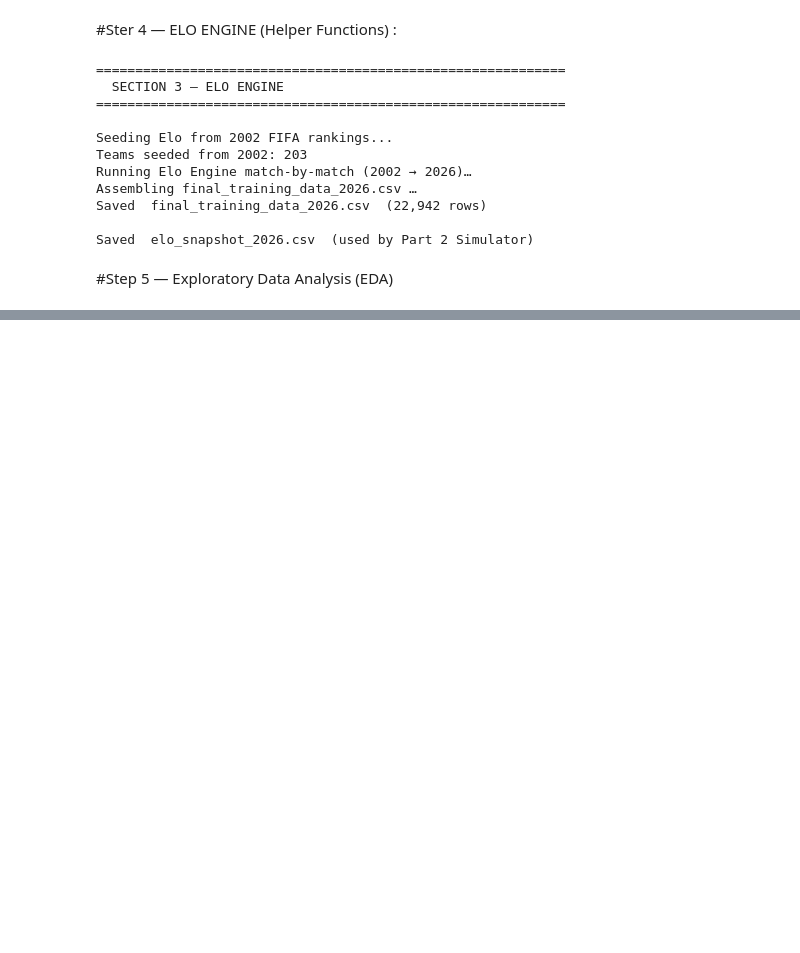
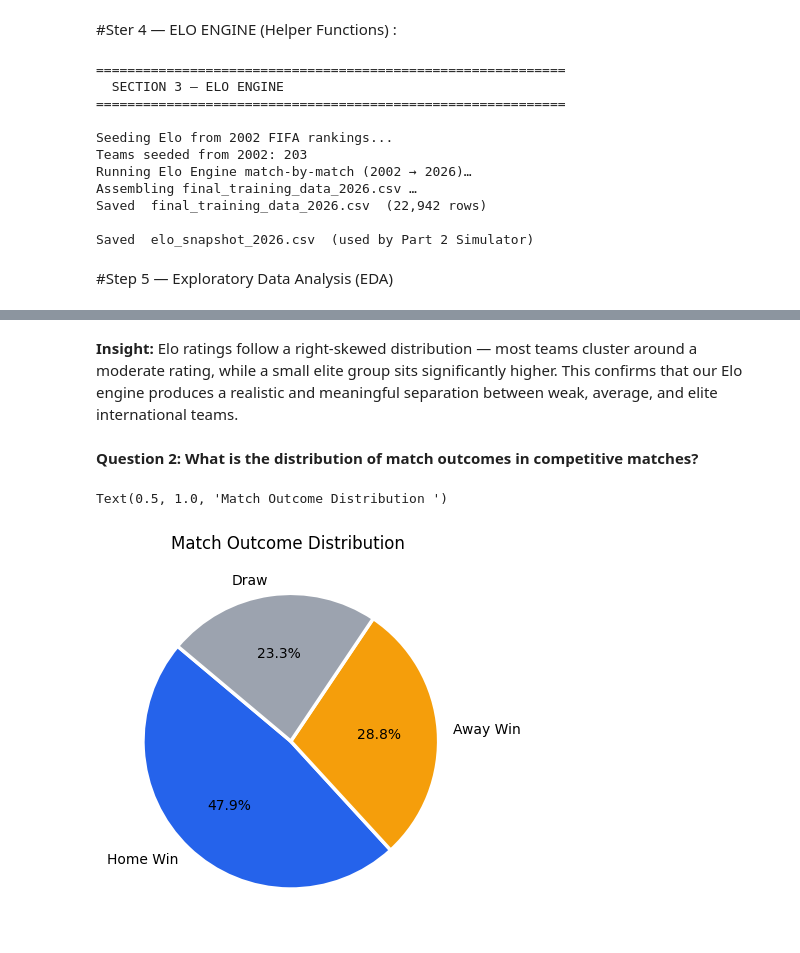
Before and after one commit to EngMohamed-op/supervised-and-unsupervised-project, a Jupyter notebook: WorldCup2026Prediction.ipynb, the cells around one changed output, grey strips where cells are left out. Saved outputs shown, nothing was run; the diff lists cells and outputs as text; code cells hidden in the pictures; blank space fills up the shorter version.

```diff
--- a/WorldCup2026Prediction.ipynb
+++ b/WorldCup2026Prediction.ipynb
@@ -683,0 +705,13 @@ def savefig(name):
+# %% [markdown]
+**Insight:** Elo ratings follow a right-skewed distribution — most teams cluster around a moderate rating, while a small elite group sits significantly higher. This confirms that our Elo engine produces a realistic and meaningful separation between weak, average, and elite international teams.
+# %% [markdown]
+**Question 2: What is the distribution of match outcomes in competitive matches?**
+# %%
+oc = df['result_label'].value_counts()
+plt.pie(oc.values, labels=oc.index, autopct='%1.1f%%',
+        colors=['#2563EB','#F59E0B','#9CA3AF'],
+        startangle=140, wedgeprops={'edgecolor':'white','linewidth':2.5})
+plt.title('Match Outcome Distribution ')
+# %% [output]
+Text(0.5, 1.0, 'Match Outcome Distribution ')
+[figure, added]
```
Also changed, not shown: parts of 25 cells of this notebook.
